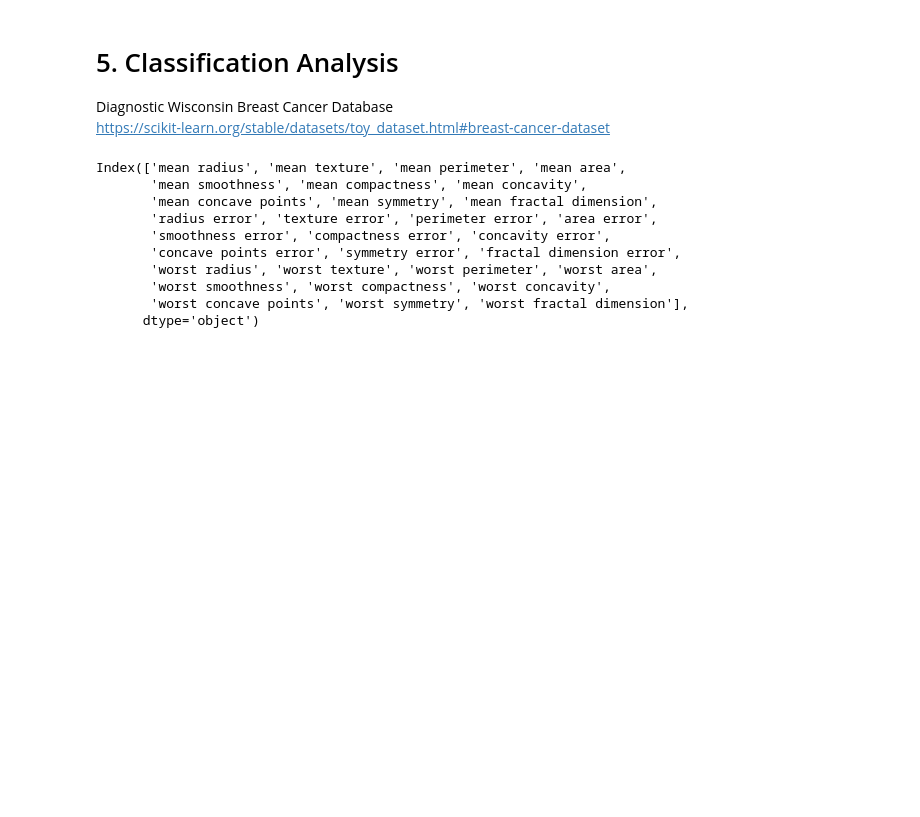
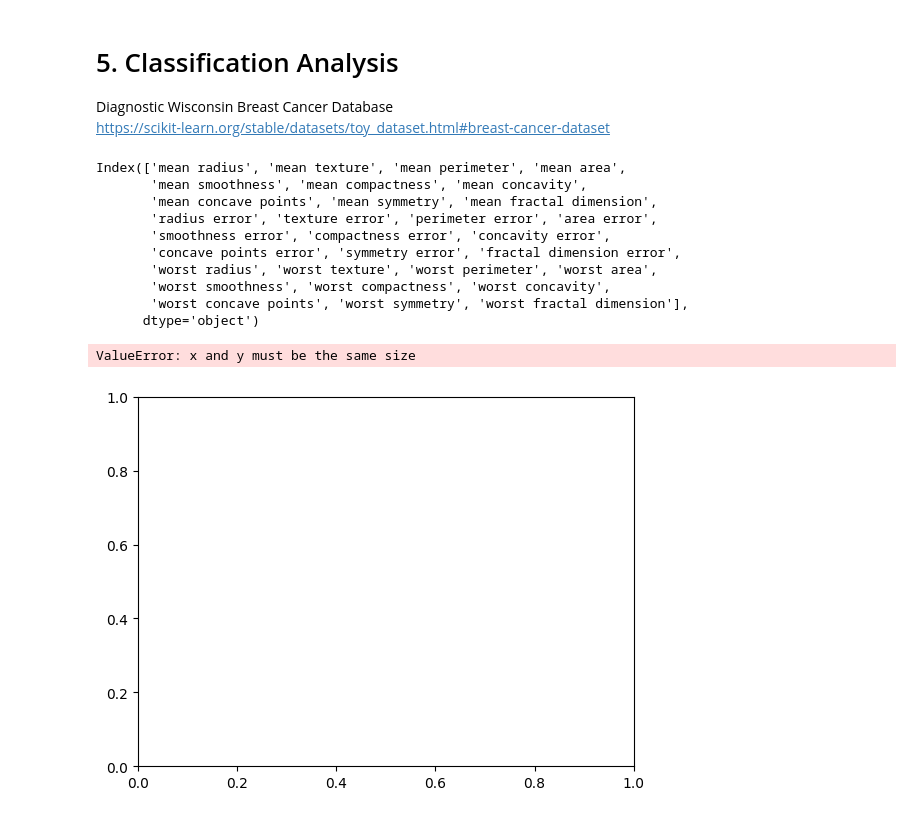
Before and after one commit to Shinyhunter95/math-data-science-course-Project1, a Jupyter notebook: project1.ipynb, the cells around one changed output. Drawn from its saved outputs; the diff is of its cells as text; code cells hidden in the pictures; blank space fills up the shorter version.

```diff
--- a/project1.ipynb
+++ b/project1.ipynb
@@ -131,0 +144,8 @@ Index(['mean radius', 'mean texture', 'mean perimeter', 'mean area',
+# %%
+plt.scatter(y_test, y_pred)
+plt.xlabel('Actual Values')
+plt.ylabel('Predictions')
+plt.show()
+# %% [output]
+ValueError: x and y must be the same size
+[figure, added]
```
Also changed, not shown: parts of 2 cells of this notebook.
